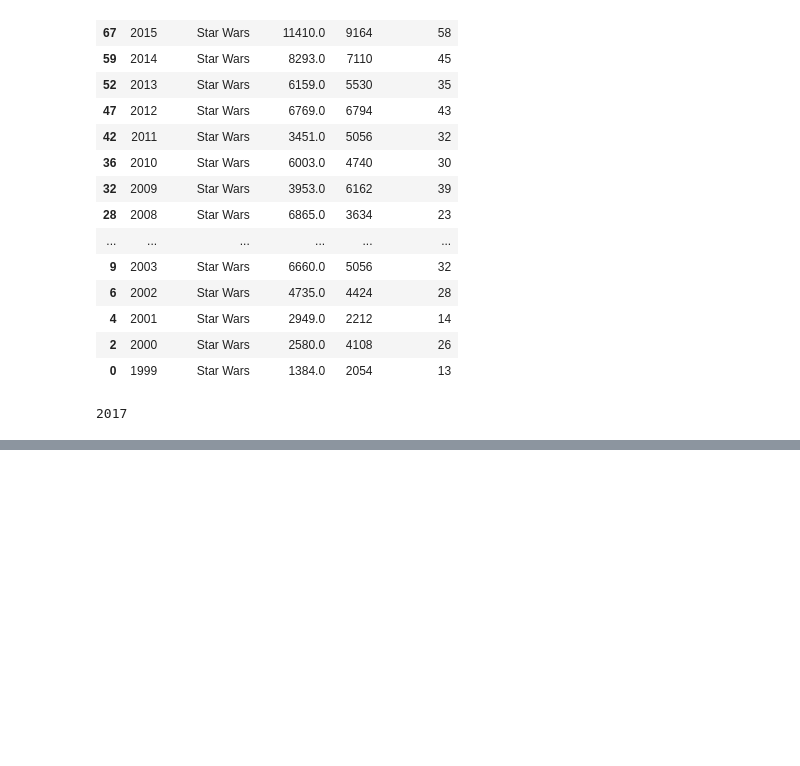
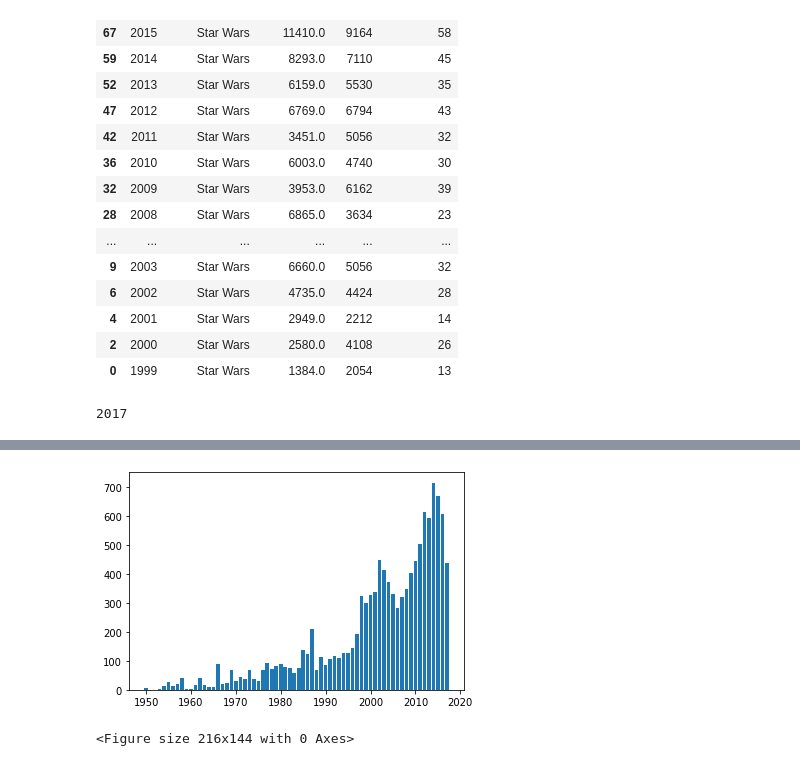
Before and after one commit to leadeeerq/Projects, a Jupyter notebook: LEGO.ipynb, the cells around one changed output, grey strips where cells are left out. Cells and saved outputs as stored; diff of their text form; code cells hidden in the pictures; blank space fills up the shorter version.

```diff
--- a/LEGO.ipynb
+++ b/LEGO.ipynb
@@ -171,0 +222,3 @@ print(new_era)
+# %%
+df_years = df_merged.groupby(['year']).size().reset_index()
+df_years.head()
@@ -171,0 +234,5 @@ print(new_era)
+# %%
+# df_years.columns.values
+df_years = df_years.rename(columns={"year": "Year", df_years.columns.values[1]: "Number of sets"})
+df_years = df_years.sort_values(['Number of sets'], ascending = False)
+df_years.head()
@@ -171,0 +265,12 @@ print(new_era)
+# %%
+labels = df_years['Year']
+values = df_years['Number of sets']
+
+bars = plt.bar(labels, values)
+
+plt.figure(figsize = (3,2))
+
+plt.show()
+# %% [output]
+[figure, added]
+<Figure size 216x144 with 0 Axes>
```
Also changed, not shown: parts of 14 cells of this notebook.
